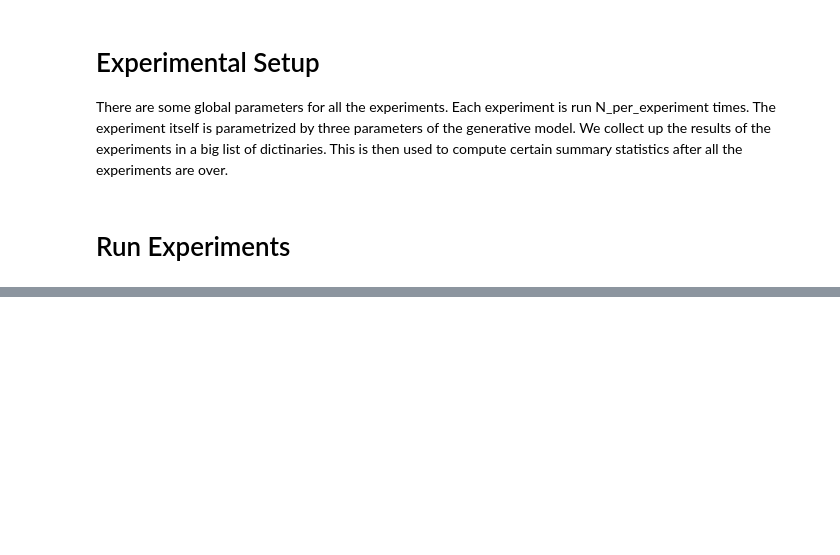
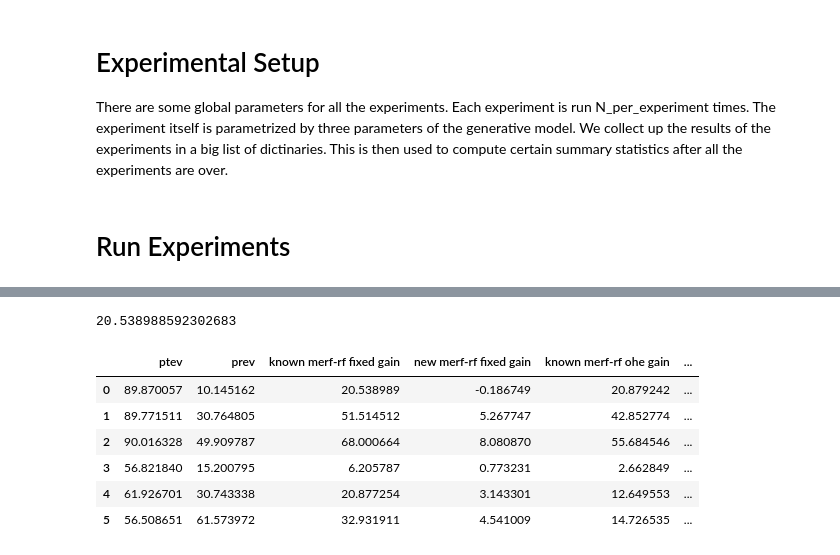
Before and after one commit to manifoldai/merf, a Jupyter notebook: notebooks/MERF Gain Experiment.ipynb, the cells around one changed output, grey strips where cells are left out. Cells and saved outputs as stored; diff of their text form; code cells hidden in the pictures; blank space fills up the shorter version.

Commit message:
Adding updated experiment notebook

```diff
--- a/notebooks/MERF Gain Experiment.ipynb
+++ b/notebooks/MERF Gain Experiment.ipynb
@@ -28,13 +28,13 @@ train_sizes = [1, 3, 5, 7, 9]
 known_sizes = [9, 27, 45, 63, 81]
 new_sizes = [10, 30, 50, 70, 90]
 n_estimators = 300
-max_iterations = 2
+max_iterations = 20
 train_cluster_sizes = MERFDataGenerator.create_cluster_sizes_array(train_sizes, num_clusters_each_size)
 known_cluster_sizes = MERFDataGenerator.create_cluster_sizes_array(known_sizes, num_clusters_each_size)
 new_cluster_sizes = MERFDataGenerator.create_cluster_sizes_array(new_sizes, num_clusters_each_size)
 # %%
 # Number of times to run each experiemnts
-N_per_experiment = 2
+N_per_experiment = 10
 # %%
 # Defining the experiments to run
 experiments = [{'id': 0, 'm': .8, 'sigma_b_sq': 0.9, 'sigma_e': 1},
@@ -169,0 +227,26 @@ results
+# %%
+100 * np.mean((np.array(results[0]['mse_known_rf_fixed']) - np.array(results[0]['mse_known_merf'])) / np.array(results[0]['mse_known_rf_fixed']))
+# %% [output]
+20.538988592302683
+# %%
+def merf_gain(merf_mse, non_merf_mse):
+    return 100 * np.mean((np.array(non_merf_mse) - np.array(merf_mse)) / np.array(non_merf_mse))
+# %%
+summary_results = pd.DataFrame(np.zeros((len(results), 6)), columns=['ptev', 'prev', 'known merf-rf fixed gain', 'new merf-rf fixed gain', 'known merf-rf ohe gain', 'new merf-rf ohe gain'])
+for result in results:
+    summary_results.loc[result['id'], 'ptev'] = np.mean(np.array(result['ptev']))
+    summary_results.loc[result['id'], 'prev'] = np.mean(np.array(result['prev']))
+    summary_results.loc[result['id'], 'known merf-rf fixed gain'] = merf_gain(result['mse_known_merf'], result['mse_known_rf_fixed'])
+    summary_results.loc[result['id'], 'new merf-rf fixed gain']= merf_gain(result['mse_new_merf'], result['mse_new_rf_fixed'])
+    summary_results.loc[result['id'], 'known merf-rf ohe gain'] = merf_gain(result['mse_known_merf'], result['mse_known_rf_ohe'])
+    summary_results.loc[result['id'], 'new merf-rf ohe gain'] = merf_gain(result['mse_new_merf'], result['mse_new_rf_ohe'])
+# %%
+summary_results
+# %% [output]
+|  | ptev | prev | known merf-rf fixed gain | new merf-rf fixed gain | known merf-rf ohe gain | ... |
+| 0 | 89.870057 | 10.145162 | 20.538989 | -0.186749 | 20.879242 | ... |
+| 1 | 89.771511 | 30.764805 | 51.514512 | 5.267747 | 42.852774 | ... |
+| 2 | 90.016328 | 49.909787 | 68.000664 | 8.080870 | 55.684546 | ... |
+| 3 | 56.821840 | 15.200795 | 6.205787 | 0.773231 | 2.662849 | ... |
+| 4 | 61.926701 | 30.743338 | 20.877254 | 3.143301 | 12.649553 | ... |
+| 5 | 56.508651 | 61.573972 | 32.931911 | 4.541009 | 14.726535 | ... |
```
Also changed, not shown: parts of 3 cells of this notebook.
